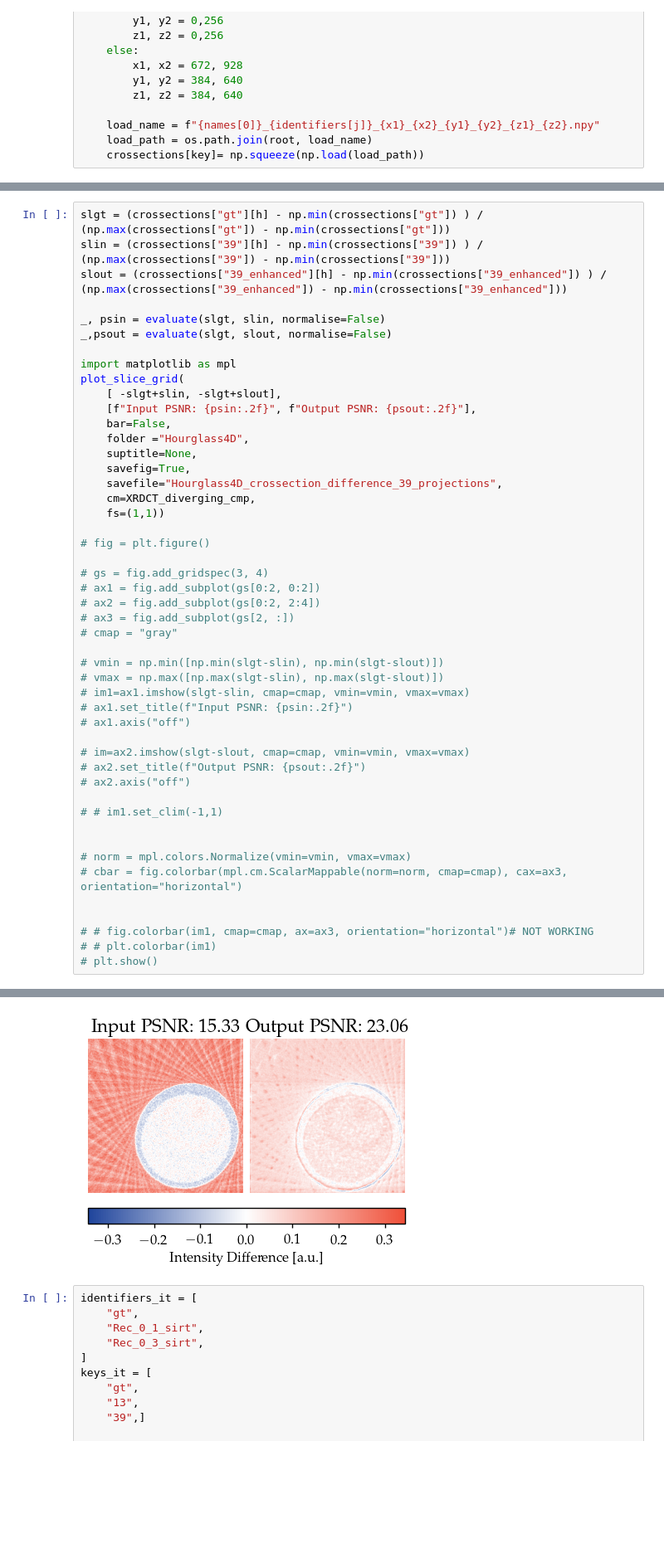
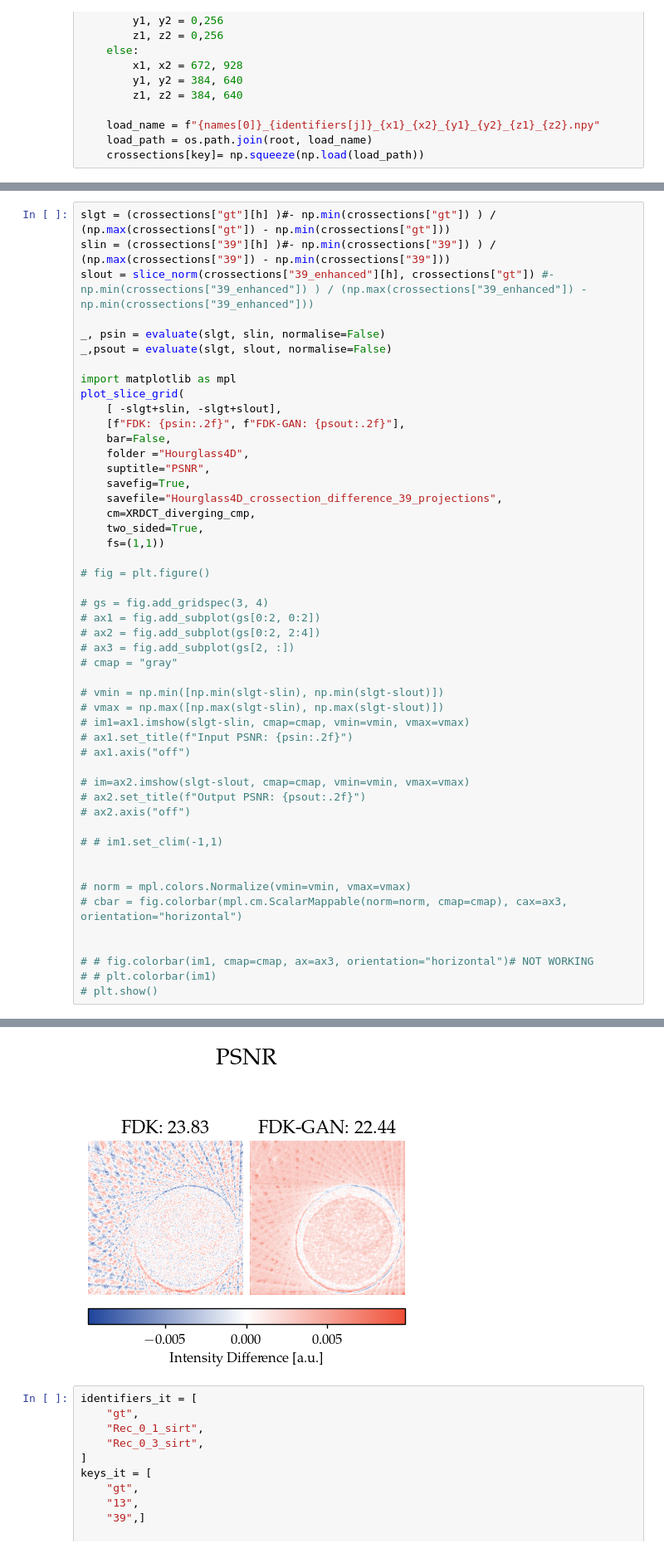
Before and after one commit to RubenDragland/4D_CT, a Jupyter notebook: Analysis/hourglass_inference_4D.ipynb, the cells around one changed output, grey strips where cells are left out. Shown at 83% size. Drawn from its saved outputs; the diff is of its cells as text; blank space fills up the shorter version.

```diff
--- a/Analysis/hourglass_inference_4D.ipynb
+++ b/Analysis/hourglass_inference_4D.ipynb
@@ -152,7 +158,7 @@ plot_line_profile(imgs, labels, gt_norm, idxs= [128, 129, 10,255], folder="Hourg
 # %%
-slgt = (crossections["gt"][h] - np.min(crossections["gt"]) ) / (np.max(crossections["gt"]) - np.min(crossections["gt"]))
-slin = (crossections["39"][h] - np.min(crossections["39"]) ) / (np.max(crossections["39"]) - np.min(crossections["39"]))
-slout = (crossections["39_enhanced"][h] - np.min(crossections["39_enhanced"]) ) / (np.max(crossections["39_enhanced"]) - np.min(crossections["39_enhanced"]))
+slgt = (crossections["gt"][h] )#- np.min(crossections["gt"]) ) / (np.max(crossections["gt"]) - np.min(crossections["gt"]))
+slin = (crossections["39"][h] )#- np.min(crossections["39"]) ) / (np.max(crossections["39"]) - np.min(crossections["39"]))
+slout = slice_norm(crossections["39_enhanced"][h], crossections["gt"]) #- np.min(crossections["39_enhanced"]) ) / (np.max(crossections["39_enhanced"]) - np.min(crossections["39_enhanced"]))
 
 _, psin = evaluate(slgt, slin, normalise=False)
 _,psout = evaluate(slgt, slout, normalise=False)
@@ -160,13 +166,14 @@ _,psout = evaluate(slgt, slout, normalise=False)
 import matplotlib as mpl
 plot_slice_grid(
     [ -slgt+slin, -slgt+slout],
-    [f"Input PSNR: {psin:.2f}", f"Output PSNR: {psout:.2f}"],
+    [f"FDK: {psin:.2f}", f"FDK-GAN: {psout:.2f}"],
     bar=False,
     folder ="Hourglass4D",
-    suptitle=None,
+    suptitle="PSNR",
     savefig=True,
     savefile="Hourglass4D_crossection_difference_39_projections",
     cm=XRDCT_diverging_cmp,
+    two_sided=True,
     fs=(1,1))
 
 # fig = plt.figure()
@@ -201,4 +212,4 @@ plot_slice_grid(
-[figure, old version]
+[figure, new version]
 # %%
 identifiers_it = [
     "gt",
```
Also changed, not shown: parts of 5 cells of this notebook, 1 other file.
